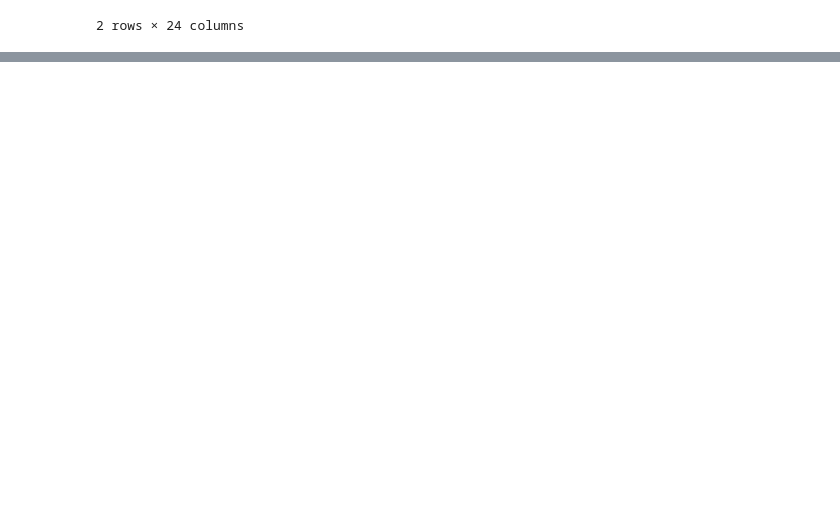
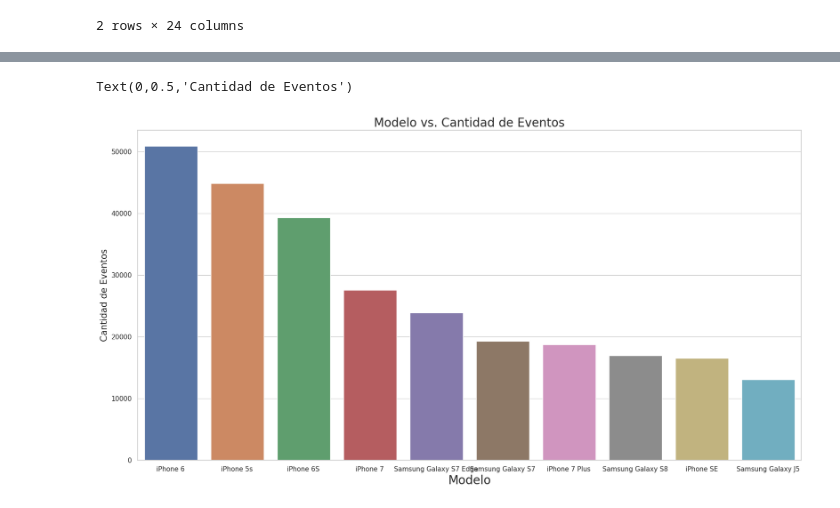
Before and after one commit to gabyrobles93/7506-TP1-Trocafone, a Jupyter notebook: comportamiento_de_la_plataforma.ipynb, the cells around one changed output, grey strips where cells are left out. Cells and saved outputs as stored; diff of their text form; code cells hidden in the pictures; blank space fills up the shorter version.

```diff
--- a/comportamiento_de_la_plataforma.ipynb
+++ b/comportamiento_de_la_plataforma.ipynb
@@ -370,0 +558,6 @@ df[df['person'] == '1146f7ee']
+# %%
+plt.rcParams["axes.labelsize"] = 30
+marcas_plot = sns.barplot(x=marcas["Marca"], y=marcas['Cantidad'], orient='v')
+marcas_plot.set_title("Marca vs. Cantidad de Eventos", fontsize=20)
+marcas_plot.set_xlabel("Marca", fontsize=20)
+marcas_plot.set_ylabel("Cantidad de Eventos", fontsize=15)
@@ -370,0 +569,6 @@ df[df['person'] == '1146f7ee']
+# %%
+events_short = df.filter(items=['model','storage','event','sku'])
+model_events = events_short[events_short.model.notnull()]
+model_events["Cantidad_Eventos"] = 1
+model_events = model_events.groupby(['model']).agg({'Cantidad_Eventos':'sum'})
+model_events
@@ -370,0 +595,3 @@ df[df['person'] == '1146f7ee']
+# %%
+model_events = model_events.sort_values(by='Cantidad_Eventos', ascending=False).head(10)
+model_events
@@ -370,0 +611,11 @@ df[df['person'] == '1146f7ee']
+# %%
+model_events = model_events.reset_index()
+# %%
+plt.rcParams["axes.labelsize"] = 30
+model_events_plot = sns.barplot(x=model_events["model"], y=model_events['Cantidad_Eventos'], orient='v')
+model_events_plot.set_title("Modelo vs. Cantidad de Eventos", fontsize=20)
+model_events_plot.set_xlabel("Modelo", fontsize=20)
+model_events_plot.set_ylabel("Cantidad de Eventos", fontsize=15)
+# %% [output]
+Text(0,0.5,'Cantidad de Eventos')
+[figure, added]
```
Also changed, not shown: parts of 30 cells of this notebook.
